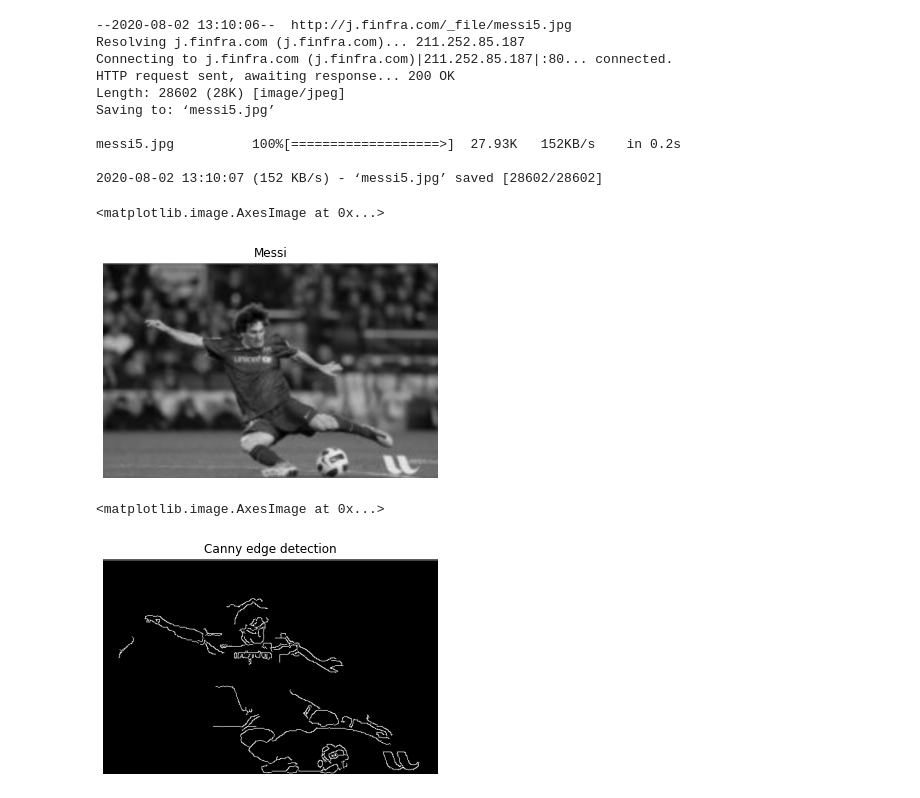
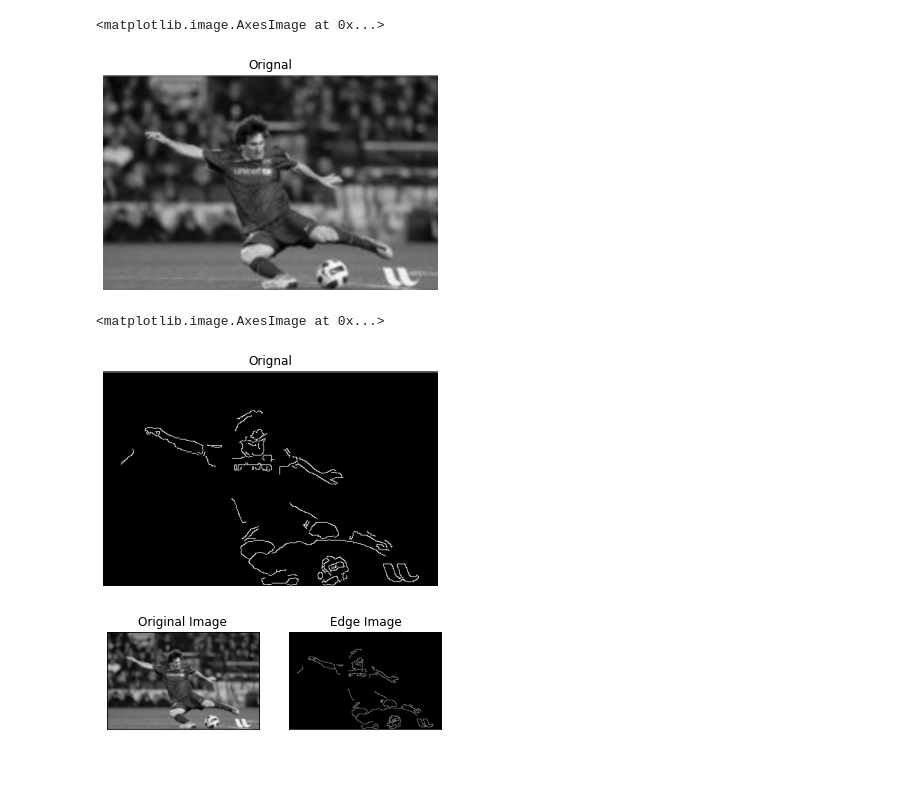
Before and after one commit to Finfra/AI_Vision, a Jupyter notebook: 2.Image_Processing/OpenCv_canny.ipynb, the cells around one changed output. Drawn from its saved outputs; the diff is of its cells as text; code cells hidden in the pictures; blank space fills up the shorter version.

```diff
--- a/2.Image_Processing/OpenCv_canny.ipynb
+++ b/2.Image_Processing/OpenCv_canny.ipynb
@@ -1,32 +1,34 @@
 # %%
+import cv2
 import numpy as np
-import cv2 as cv
 from matplotlib import pyplot as plt
-!wget http://j.finfra.com/_file/messi5.jpg
+![ ! -f messi5.jpg ]&&wget http://j.finfra.com/_file/messi5.jpg
+
+img = cv2.imread('messi5.jpg',0)
+plt.title('Orignal')
+plt.axis(False)
+plt.imshow(img,cmap='gray')
 # %% [output]
---2020-08-02 13:10:06--  http://j.finfra.com/_file/messi5.jpg
-Resolving j.finfra.com (j.finfra.com)... 211.252.85.187
-Connecting to j.finfra.com (j.finfra.com)|211.252.85.187|:80... connected.
-HTTP request sent, awaiting response... 200 OK
-Length: 28602 (28K) [image/jpeg]
-Saving to: ‘messi5.jpg’
-
-messi5.jpg          100%[===================>]  27.93K   152KB/s    in 0.2s
-
-2020-08-02 13:10:07 (152 KB/s) - ‘messi5.jpg’ saved [28602/28602]
+<matplotlib.image.AxesImage at 0x...>
+[figure, added]
 # %%
-img = cv.imread('./messi5.jpg')
+
+edges = cv2.Canny(img,100,200)
 plt.title('Orignal')
-plt.axis("off")
-plt.imshow(img,cmap = 'gray')
+plt.axis(False)
+plt.imshow(edges,cmap='gray')
 # %% [output]
 <matplotlib.image.AxesImage at 0x...>
-[figure, old version]
+[figure, new version]
-# %%
-
-edges = cv.Canny(img,20,200)
-plt.title('Canny edge detection') ;plt.axis("off")
-plt.imshow(edges,cmap = 'gray')
-# %% [output]
-<matplotlib.image.AxesImage at 0x...>
-[figure, removed]
+# %%
+# Color면? cv2_imshow(cv2.cvtColor(img2, cv2.COLOR_RGB2BGRA ))
+## 현재는 gray Image라서 색깔 외곡 없이 나오는 것임.
+
+plt.subplot(121),plt.imshow(img,cmap = 'gray')
+plt.title('Original Image'), plt.xticks([]), plt.yticks([])
+plt.subplot(122),plt.imshow(edges,cmap = 'gray')
+plt.title('Edge Image'), plt.xticks([]), plt.yticks([])
+
+plt.show()
+# %% [output]
+[figure, added]
```
